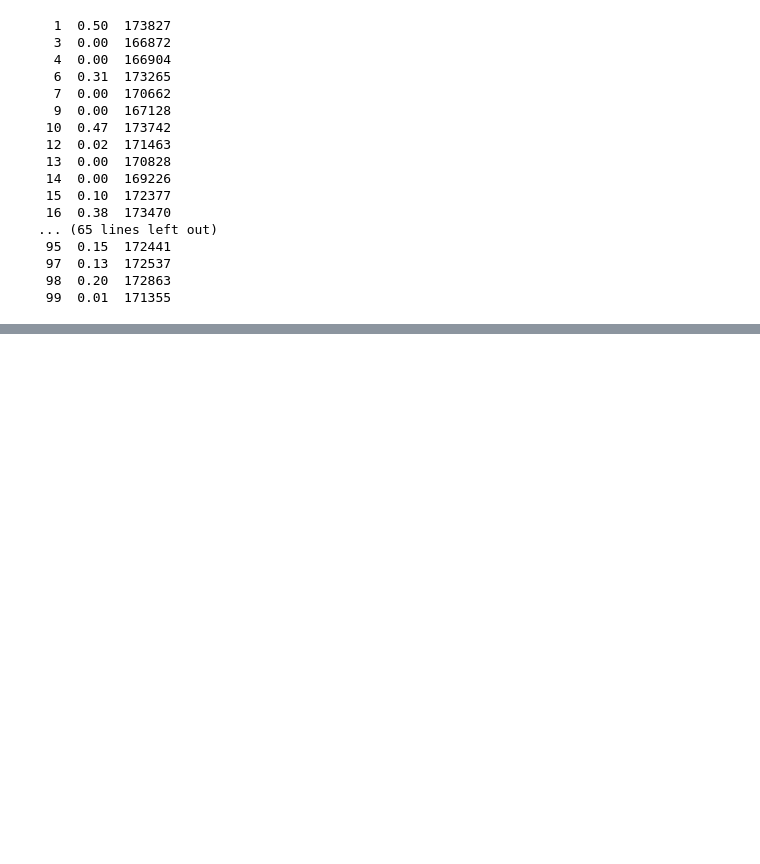
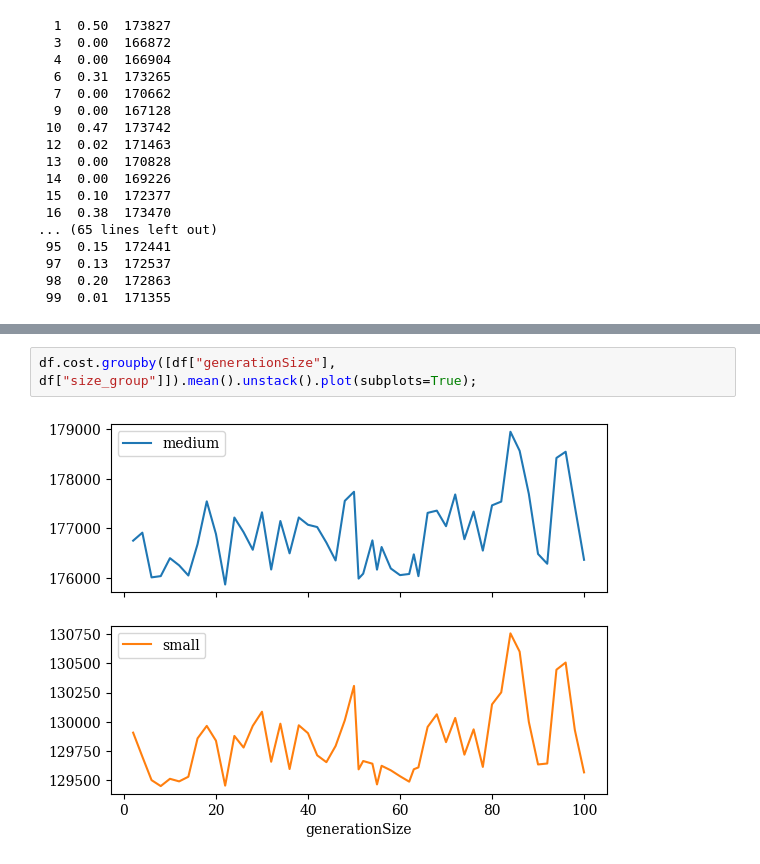
Before and after one commit to N-Wouda/Euro-NeurIPS-2022, a Jupyter notebook: notebooks/dynamic-tuning.ipynb, the cells around one changed output, grey strips where cells are left out. Saved outputs shown, nothing was run; the diff lists cells and outputs as text; blank space fills up the shorter version.

```diff
--- a/notebooks/dynamic-tuning.ipynb
+++ b/notebooks/dynamic-tuning.ipynb
@@ -305,0 +322,4 @@ For the dynamic solver.
+# %%
+df.cost.groupby([df["generationSize"], df["size_group"]]).mean().unstack().plot(subplots=True);
+# %% [output]
+[figure, added]
```
Also changed, not shown: parts of 36 cells of this notebook, 1 other file.
